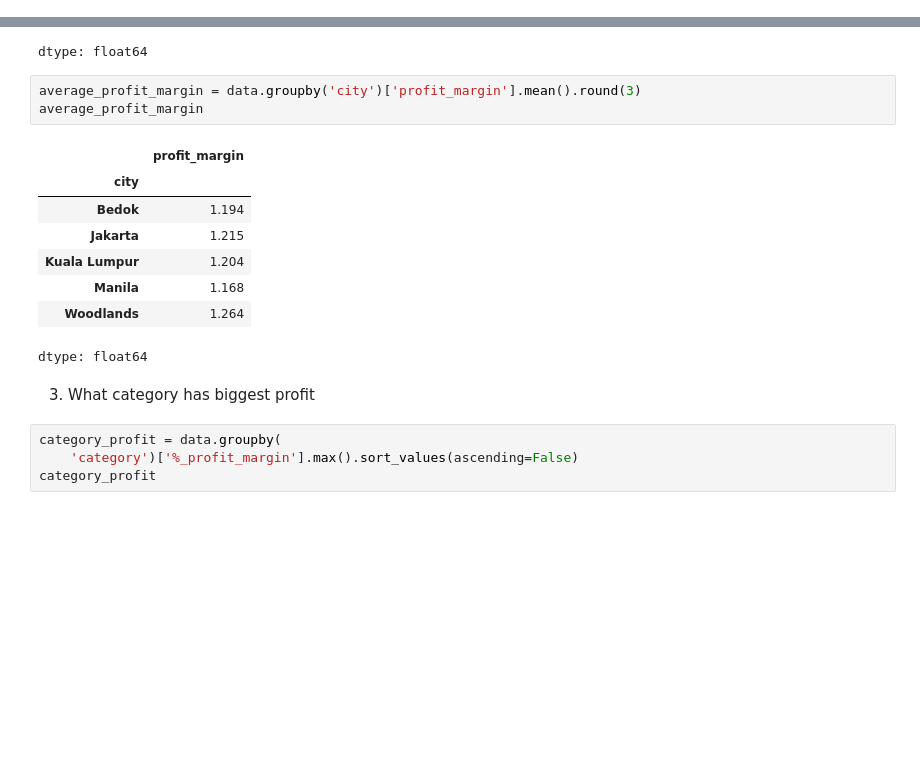
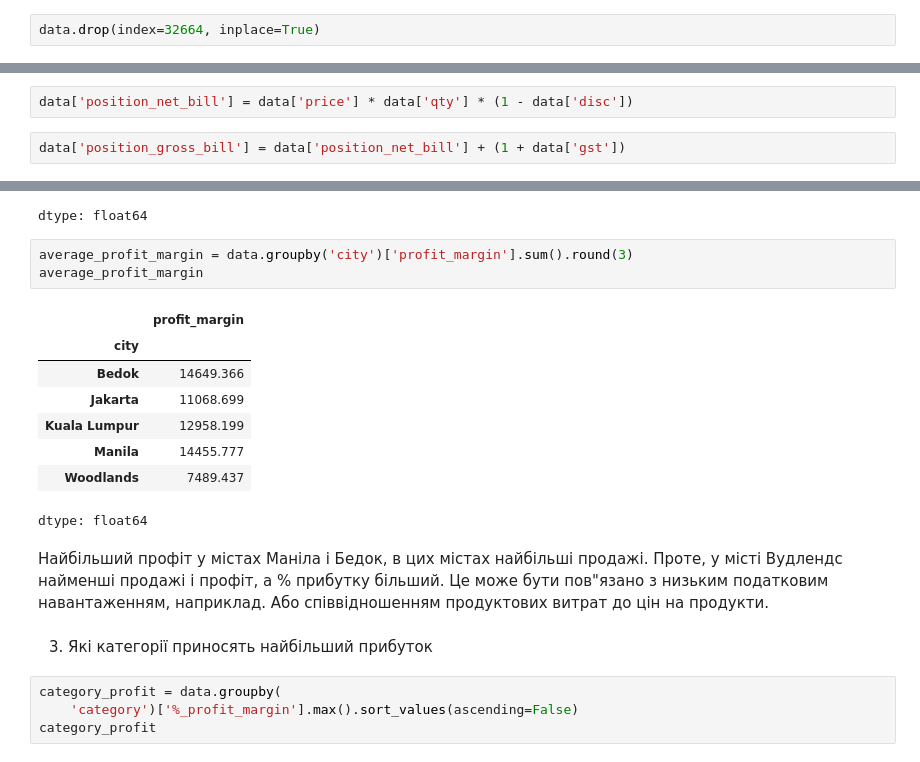
Before and after one commit to sheinviktoriia/Data-analyst-home-works-, a Jupyter notebook: Final_Project_Grocery_store_sales_analysis.ipynb, the cells around one changed output, grey strips where cells are left out. Cells and saved outputs as stored; diff of their text form; blank space fills up the shorter version.

```diff
--- a/Final_Project_Grocery_store_sales_analysis.ipynb
+++ b/Final_Project_Grocery_store_sales_analysis.ipynb
@@ -120,0 +141,2 @@ Time column displays microseconds which are not useful for analytics, therefore
+# %%
+data.drop(index=32664, inplace=True)
@@ -120,0 +163,4 @@ Time column displays microseconds which are not useful for analytics, therefore
+# %%
+data['position_net_bill'] = data['price'] * data['qty'] * (1 - data['disc'])
+# %%
+data['position_gross_bill'] = data['position_net_bill'] + (1 + data['gst'])
@@ -157,19 +207,21 @@ average_profit_margin_pct
 | Woodlands | 0.106 |
 dtype: float64
 # %%
-average_profit_margin = data.groupby('city')['profit_margin'].mean().round(3)
+average_profit_margin = data.groupby('city')['profit_margin'].sum().round(3)
 average_profit_margin
 # %% [output]
 |  | profit_margin |
 | city |  |
-| Bedok | 1.194 |
-| Jakarta | 1.215 |
-| Kuala Lumpur | 1.204 |
-| Manila | 1.168 |
-| Woodlands | 1.264 |
+| Bedok | 14649.366 |
+| Jakarta | 11068.699 |
+| Kuala Lumpur | 12958.199 |
+| Manila | 14455.777 |
+| Woodlands | 7489.437 |
 dtype: float64
-# %% [markdown]
-3. What category has biggest profit
+# %% [markdown]
+Найбільший профіт у містах Маніла і Бедок, в цих містах найбільші продажі. Проте, у місті Вудлендс найменші продажі і профіт, а % прибутку більший. Це може бути пов"язано з низьким податковим навантаженням, наприклад. Або співвідношенням продуктових витрат до цін на продукти.
+# %% [markdown]
+3. Які категорії приносять найбільший прибуток
 # %%
 category_profit = data.groupby(
     'category')['%_profit_margin'].max().sort_values(ascending=False)
```
Also changed, not shown: parts of 53 cells of this notebook.
